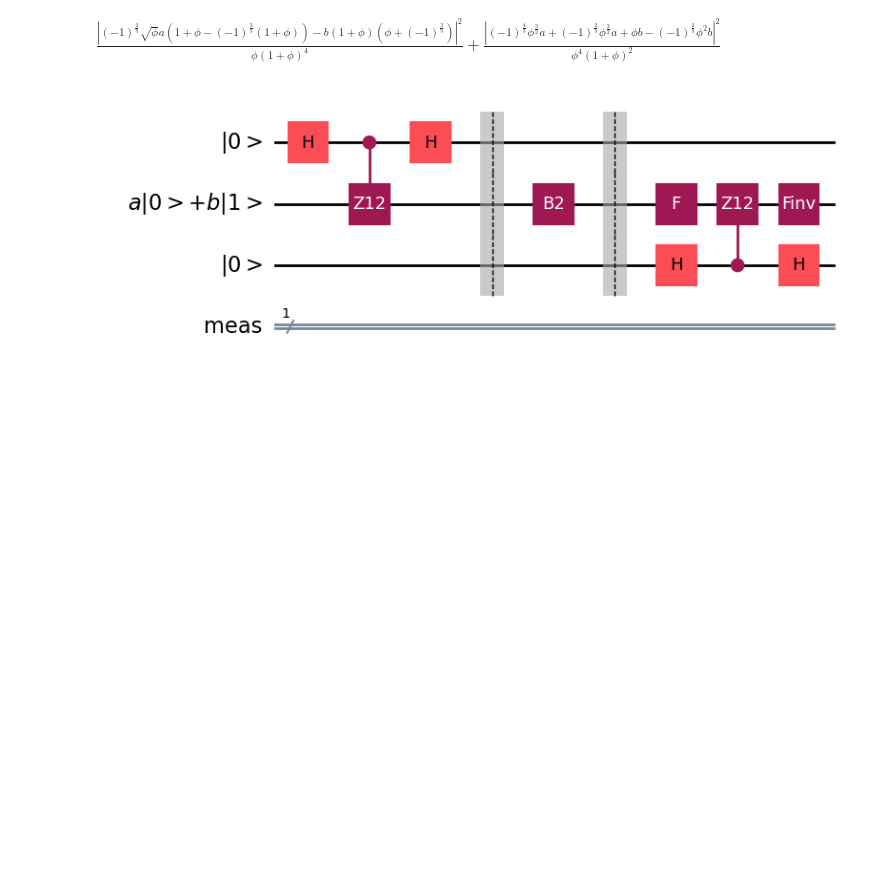
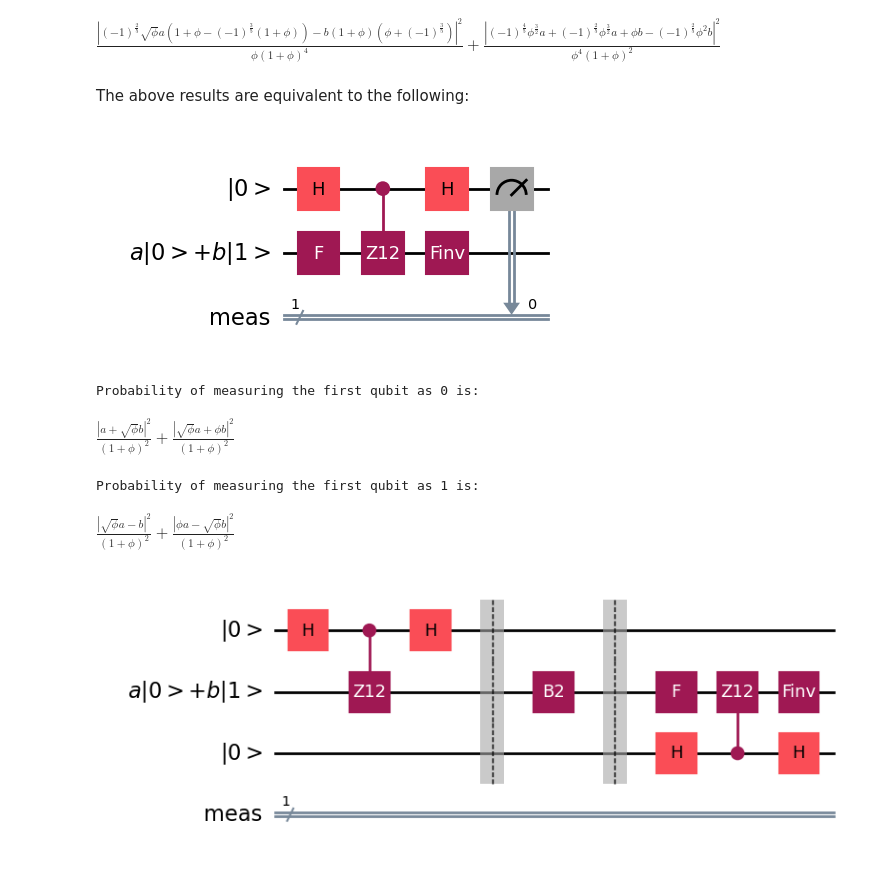
Before and after one commit to Lenyan-a/Footprint, a Jupyter notebook: Fibonacci Footprint.ipynb, the cells around one changed output. Cells and saved outputs as stored; diff of their text form; code cells hidden in the pictures; blank space fills up the shorter version.

```diff
--- a/Fibonacci Footprint.ipynb
+++ b/Fibonacci Footprint.ipynb
@@ -96,4 +96,40 @@ Probability of measuring the first qubit as 0 is:
 $\displaystyle \frac{\left|{\left(-1\right)^{\frac{2}{5}} a \left(1 + \phi + \left(-1\right)^{\frac{3}{5}} \phi \left(1 + \phi\right)\right) - \sqrt{\phi} b \left(1 + \phi - \left(-1\right)^{\frac{3}{5}} \left(1 + \phi\right)\right)}\right|^{2}}{\phi \left(1 + \phi\right)^{4}} + \frac{\left|{\left(-1\right)^{\frac{2}{5}} \phi a \left(1 + \phi + \left(-1\right)^{\frac{3}{5}} \phi \left(1 + \phi\right)\right) - \phi^{\frac{3}{2}} b \left(1 + \phi - \left(-1\right)^{\frac{3}{5}} \left(1 + \phi\right)\right)}\right|^{2}}{\phi^{4} \left(1 + \phi\right)^{4}}$
 Probability of measuring the first qubit as 1 is:
 $\displaystyle \frac{\left|{\left(-1\right)^{\frac{2}{5}} \sqrt{\phi} a \left(1 + \phi - \left(-1\right)^{\frac{3}{5}} \left(1 + \phi\right)\right) - b \left(1 + \phi\right) \left(\phi + \left(-1\right)^{\frac{3}{5}}\right)}\right|^{2}}{\phi \left(1 + \phi\right)^{4}} + \frac{\left|{\left(-1\right)^{\frac{4}{5}} \phi^{\frac{3}{2}} a + \left(-1\right)^{\frac{2}{5}} \phi^{\frac{3}{2}} a + \phi b - \left(-1\right)^{\frac{2}{5}} \phi^{2} b}\right|^{2}}{\phi^{4} \left(1 + \phi\right)^{2}}$
+# %% [markdown]
+The above results are equivalent to the following:
+# %%
+qreg1 = QuantumRegister(1, '|0>')
+qreg2 = QuantumRegister(1, 'a|0>+b|1>')
+creg = ClassicalRegister(1, 'meas')
+qc = QuantumCircuit(qreg1, qreg2, creg)
+
+qc.append(F_gate,[qreg2[0]])
+qc.h(qreg1[0])
+qc.append(cZ12_gate,[qreg1[0],qreg2[0]])
+qc.h(qreg1[0])
+qc.append(Finv_gate,[qreg2[0]])
+qc.measure(qreg1[0],creg[0])
+
+state = sp.Matrix([a,b,0,0])
+
+L1 = TensorProduct(I,B2)
+L2 = TensorProduct(H,F)
+L3 = cZ12
+L4 = TensorProduct(H,Finv)
+res = sp.simplify(L4*L3*L2*state, rational=True)
+prob0 = sp.Abs(res[0])**2+sp.Abs(res[1])**2
+prob1 = sp.Abs(res[2])**2+sp.Abs(res[3])**2
+display(qc.draw('mpl'))
+
+print(f'Probability of measuring the first qubit as 0 is:')
+display(prob0)
+print(f'Probability of measuring the first qubit as 1 is:')
+display(prob1)
+# %% [output]
+[figure, added]
+Probability of measuring the first qubit as 0 is:
+$\displaystyle \frac{\left|{a + \sqrt{\phi} b}\right|^{2}}{\left(1 + \phi\right)^{2}} + \frac{\left|{\sqrt{\phi} a + \phi b}\right|^{2}}{\left(1 + \phi\right)^{2}}$
+Probability of measuring the first qubit as 1 is:
+$\displaystyle \frac{\left|{\sqrt{\phi} a - b}\right|^{2}}{\left(1 + \phi\right)^{2}} + \frac{\left|{\phi a - \sqrt{\phi} b}\right|^{2}}{\left(1 + \phi\right)^{2}}$
 # %%
```
Also changed, not shown: parts of 1 cell of this notebook.
